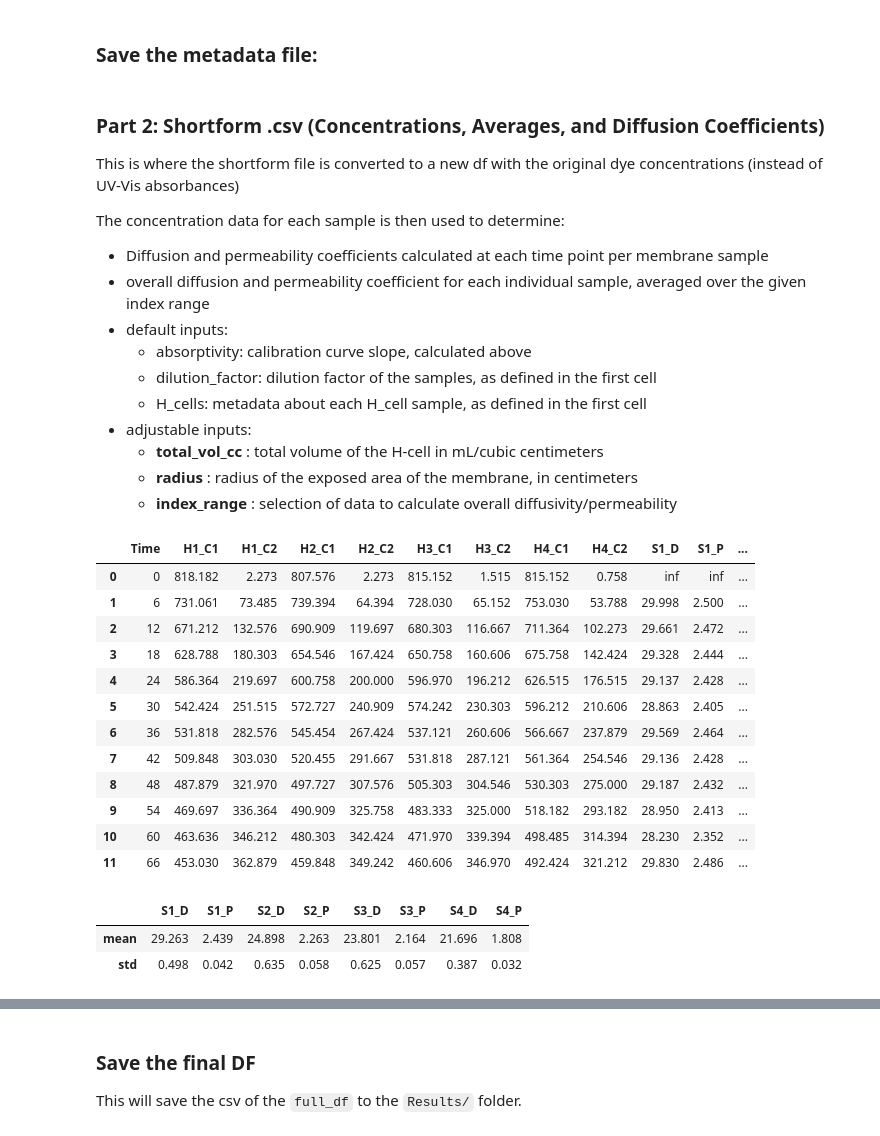
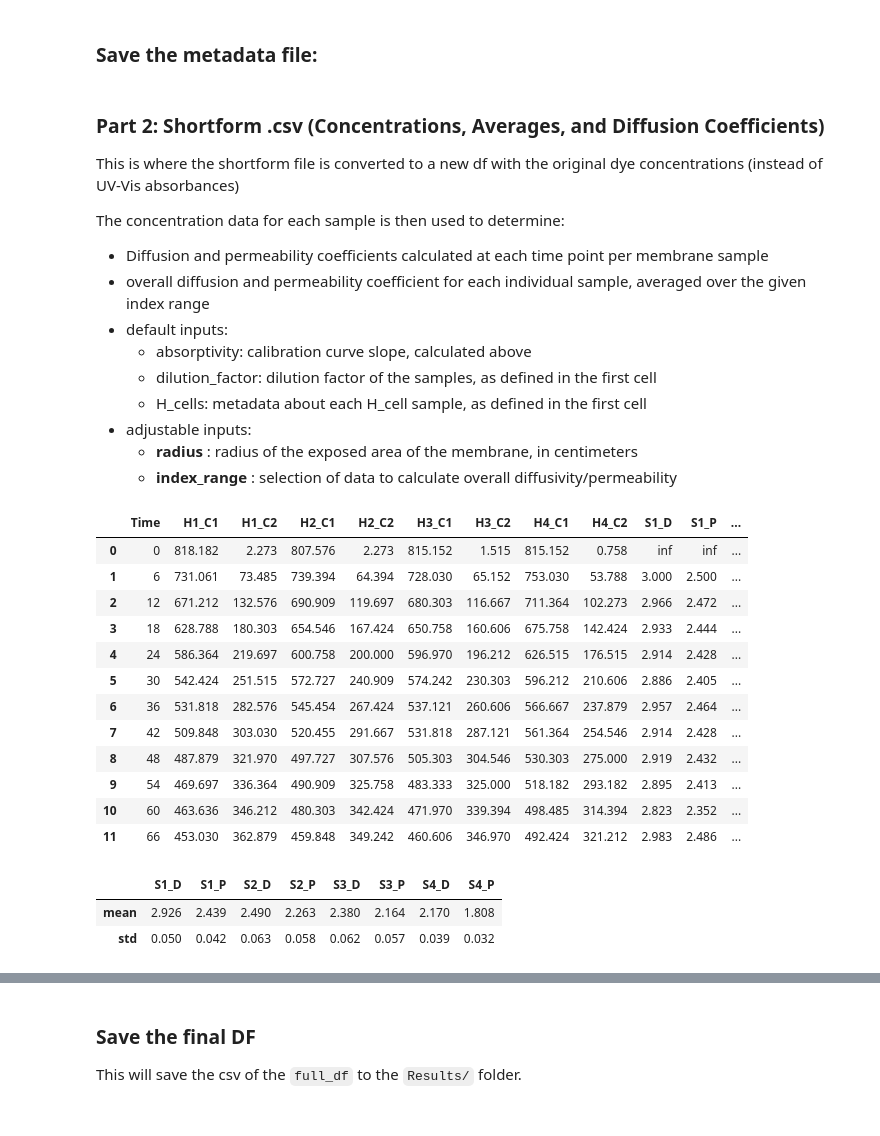
Before and after one commit to pozzo-research-group/OT2-ADT, a Jupyter notebook: OT2_ADT/ADT Data Analysis/ADT_Data_Analysis_Walkthrough.ipynb, the cells around one changed output, grey strips where cells are left out. Cells and saved outputs as stored; diff of their text form; code cells hidden in the pictures.

```diff
--- a/OT2_ADT/ADT Data Analysis/ADT_Data_Analysis_Walkthrough.ipynb
+++ b/OT2_ADT/ADT Data Analysis/ADT_Data_Analysis_Walkthrough.ipynb
@@ -78,12 +78,13 @@ dilution_factor = 10
 
 # Membrane sample names (in order of H1, H2, H3, H4)
 # membrane_L is membrane thickness (in microns). Default is 110
+# total_volume is the total volume of solution in the H-cell (mL)
 H_cells = { }
 
-H_cells['H1'] = {'sample':'S1', 'membrane_L': 120}
-H_cells['H2'] = {'sample':'S2', 'membrane_L': 110}
-H_cells['H3'] = {'sample':'S3', 'membrane_L': 110}
-H_cells['H4'] = {'sample':'S4', 'membrane_L': 120}
+H_cells['H1'] = {'sample':'S1', 'membrane_L': 120, 'total_volume' : 22}
+H_cells['H2'] = {'sample':'S2', 'membrane_L': 110, 'total_volume' : 22}
+H_cells['H3'] = {'sample':'S3', 'membrane_L': 110, 'total_volume' : 22}
+H_cells['H4'] = {'sample':'S4', 'membrane_L': 120, 'total_volume' : 22}
 
 # if using all 8 H-cells, simply add on to the dictionary above
 # %%
@@ -233,35 +234,34 @@ The concentration data for each sample is then used to determine:
     - dilution_factor: dilution factor of the samples, as defined in the first cell
     - H_cells: metadata about each H_cell sample, as defined in the first cell
 - adjustable inputs:
-    - **total_vol_cc** : total volume of the H-cell in mL/cubic centimeters
     - **radius** : radius of the exposed area of the membrane, in centimeters
     - **index_range** : selection of data to calculate overall diffusivity/permeability
 # %%
 full_df, df_aves = AD.data_calculations(shortform_filename, absorptivity, dilution_factor,
-                                        total_vol_cc=22, radius=1.6, H_cells=H_cells,
+                                        radius=0.8, H_cells=H_cells,
                                         index_range=[1,2,3,4,5,6,7,8,9,10,11])
 
 full_df
 # %% [output]
 |  | Time | H1_C1 | H1_C2 | H2_C1 | H2_C2 | H3_C1 | H3_C2 | H4_C1 | H4_C2 | S1_D | S1_P | ... |
 | 0 | 0 | 818.182 | 2.273 | 807.576 | 2.273 | 815.152 | 1.515 | 815.152 | 0.758 | inf | inf | ... |
-| 1 | 6 | 731.061 | 73.485 | 739.394 | 64.394 | 728.030 | 65.152 | 753.030 | 53.788 | 29.998 | 2.500 | ... |
-| 2 | 12 | 671.212 | 132.576 | 690.909 | 119.697 | 680.303 | 116.667 | 711.364 | 102.273 | 29.661 | 2.472 | ... |
-| 3 | 18 | 628.788 | 180.303 | 654.546 | 167.424 | 650.758 | 160.606 | 675.758 | 142.424 | 29.328 | 2.444 | ... |
-| 4 | 24 | 586.364 | 219.697 | 600.758 | 200.000 | 596.970 | 196.212 | 626.515 | 176.515 | 29.137 | 2.428 | ... |
-| 5 | 30 | 542.424 | 251.515 | 572.727 | 240.909 | 574.242 | 230.303 | 596.212 | 210.606 | 28.863 | 2.405 | ... |
-| 6 | 36 | 531.818 | 282.576 | 545.454 | 267.424 | 537.121 | 260.606 | 566.667 | 237.879 | 29.569 | 2.464 | ... |
-| 7 | 42 | 509.848 | 303.030 | 520.455 | 291.667 | 531.818 | 287.121 | 561.364 | 254.546 | 29.136 | 2.428 | ... |
-| 8 | 48 | 487.879 | 321.970 | 497.727 | 307.576 | 505.303 | 304.546 | 530.303 | 275.000 | 29.187 | 2.432 | ... |
-| 9 | 54 | 469.697 | 336.364 | 490.909 | 325.758 | 483.333 | 325.000 | 518.182 | 293.182 | 28.950 | 2.413 | ... |
-| 10 | 60 | 463.636 | 346.212 | 480.303 | 342.424 | 471.970 | 339.394 | 498.485 | 314.394 | 28.230 | 2.352 | ... |
-| 11 | 66 | 453.030 | 362.879 | 459.848 | 349.242 | 460.606 | 346.970 | 492.424 | 321.212 | 29.830 | 2.486 | ... |
+| 1 | 6 | 731.061 | 73.485 | 739.394 | 64.394 | 728.030 | 65.152 | 753.030 | 53.788 | 3.000 | 2.500 | ... |
+| 2 | 12 | 671.212 | 132.576 | 690.909 | 119.697 | 680.303 | 116.667 | 711.364 | 102.273 | 2.966 | 2.472 | ... |
+| 3 | 18 | 628.788 | 180.303 | 654.546 | 167.424 | 650.758 | 160.606 | 675.758 | 142.424 | 2.933 | 2.444 | ... |
+| 4 | 24 | 586.364 | 219.697 | 600.758 | 200.000 | 596.970 | 196.212 | 626.515 | 176.515 | 2.914 | 2.428 | ... |
+| 5 | 30 | 542.424 | 251.515 | 572.727 | 240.909 | 574.242 | 230.303 | 596.212 | 210.606 | 2.886 | 2.405 | ... |
+| 6 | 36 | 531.818 | 282.576 | 545.454 | 267.424 | 537.121 | 260.606 | 566.667 | 237.879 | 2.957 | 2.464 | ... |
+| 7 | 42 | 509.848 | 303.030 | 520.455 | 291.667 | 531.818 | 287.121 | 561.364 | 254.546 | 2.914 | 2.428 | ... |
+| 8 | 48 | 487.879 | 321.970 | 497.727 | 307.576 | 505.303 | 304.546 | 530.303 | 275.000 | 2.919 | 2.432 | ... |
+| 9 | 54 | 469.697 | 336.364 | 490.909 | 325.758 | 483.333 | 325.000 | 518.182 | 293.182 | 2.895 | 2.413 | ... |
+| 10 | 60 | 463.636 | 346.212 | 480.303 | 342.424 | 471.970 | 339.394 | 498.485 | 314.394 | 2.823 | 2.352 | ... |
+| 11 | 66 | 453.030 | 362.879 | 459.848 | 349.242 | 460.606 | 346.970 | 492.424 | 321.212 | 2.983 | 2.486 | ... |
 # %%
 df_aves
 # %% [output]
 |  | S1_D | S1_P | S2_D | S2_P | S3_D | S3_P | S4_D | S4_P |
-| mean | 29.263 | 2.439 | 24.898 | 2.263 | 23.801 | 2.164 | 21.696 | 1.808 |
-| std | 0.498 | 0.042 | 0.635 | 0.058 | 0.625 | 0.057 | 0.387 | 0.032 |
+| mean | 2.926 | 2.439 | 2.490 | 2.263 | 2.380 | 2.164 | 2.170 | 1.808 |
+| std | 0.050 | 0.042 | 0.063 | 0.058 | 0.062 | 0.057 | 0.039 | 0.032 |
 # %% [markdown]
 ### Plots
 
```
Also changed, not shown: parts of 9 cells of this notebook, 12 other files.
